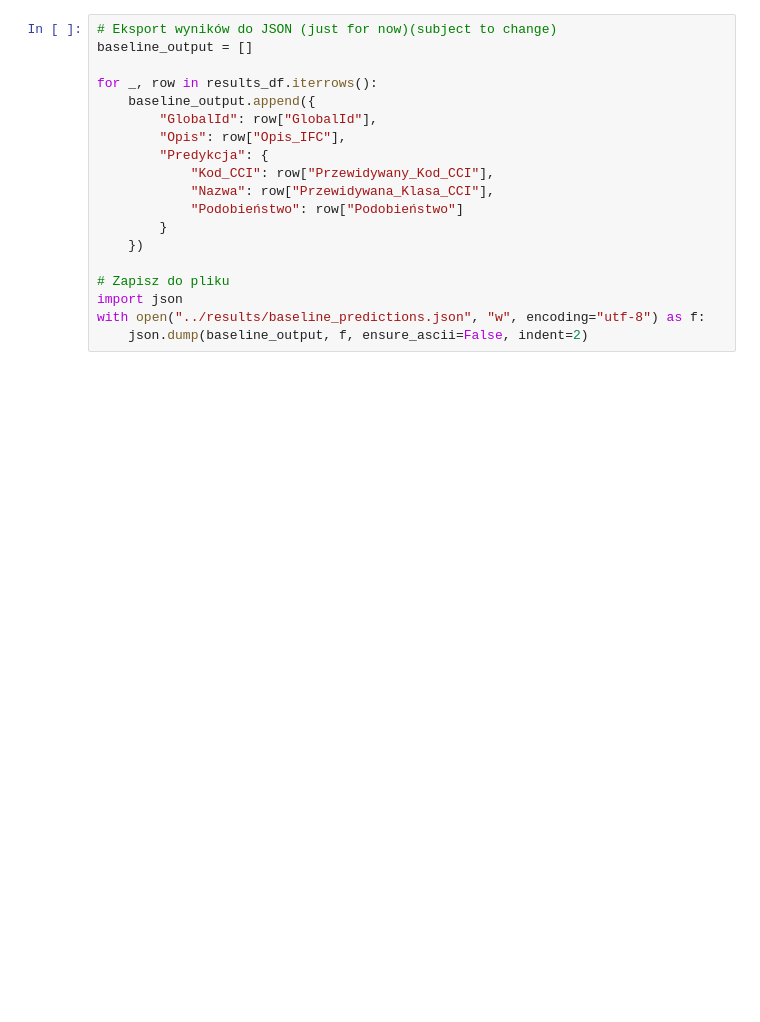
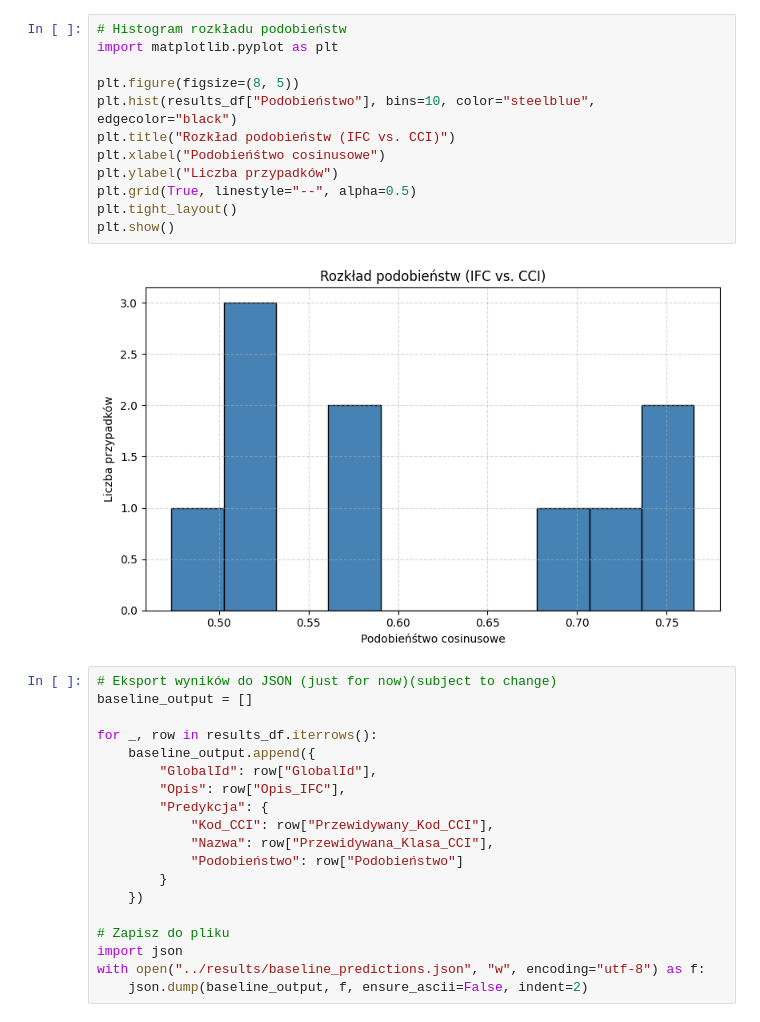
Before and after one commit to DevStranger/BIM-Classification, a Jupyter notebook: notebooks/test.ipynb, the cells around one changed output. Cells and saved outputs as stored; diff of their text form; blank space fills up the shorter version.

```diff
--- a/notebooks/test.ipynb
+++ b/notebooks/test.ipynb
@@ -67,3 +77,17 @@ results_df.head(10)
+# %%
+# Histogram rozkładu podobieństw
+import matplotlib.pyplot as plt
+
+plt.figure(figsize=(8, 5))
+plt.hist(results_df["Podobieństwo"], bins=10, color="steelblue", edgecolor="black")
+plt.title("Rozkład podobieństw (IFC vs. CCI)")
+plt.xlabel("Podobieńśtwo cosinusowe")
+plt.ylabel("Liczba przypadków")
+plt.grid(True, linestyle="--", alpha=0.5)
+plt.tight_layout()
+plt.show()
+# %% [output]
+[figure, added]
 # %%
 # Eksport wyników do JSON (just for now)(subject to change)
 baseline_output = []
```
Also changed, not shown: parts of 1 cell of this notebook, 1 other file.
